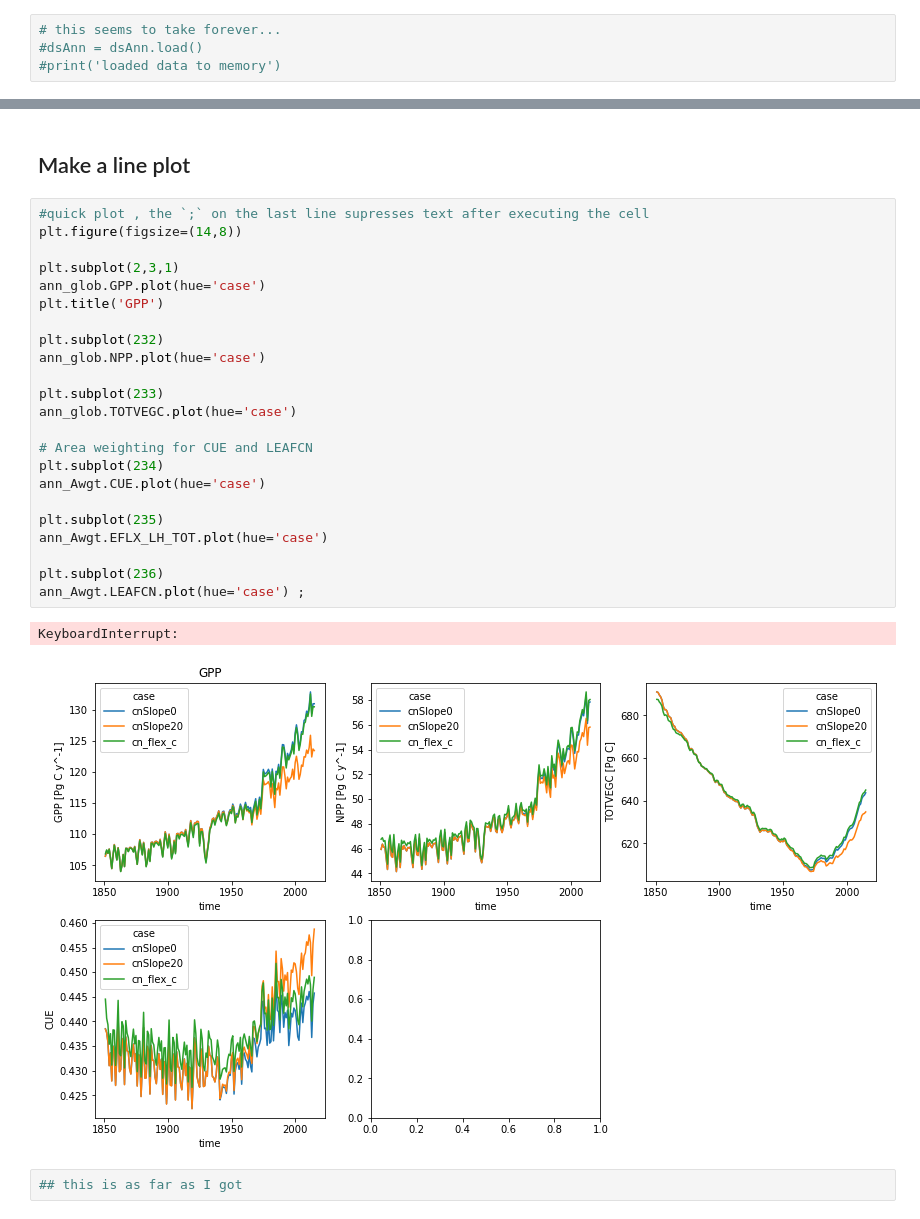
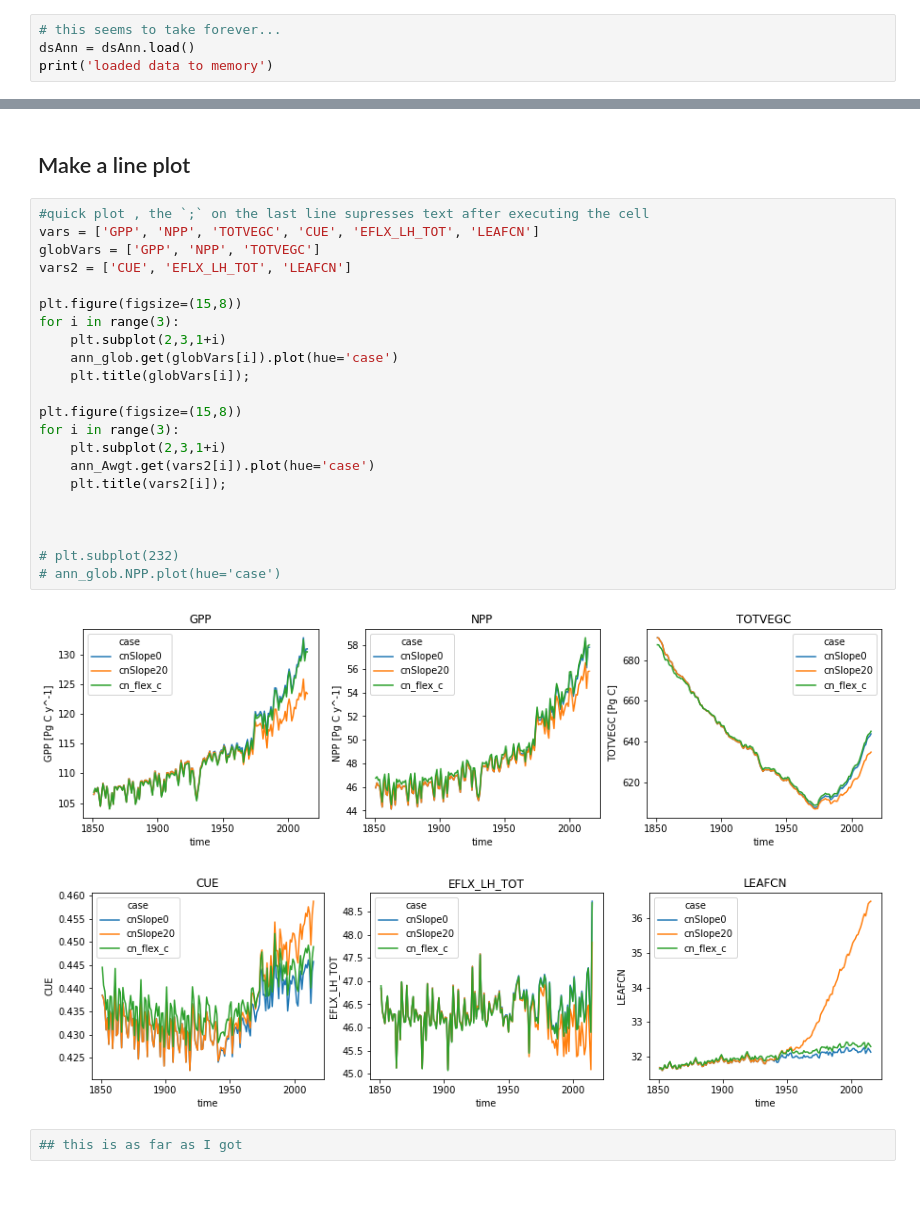
Before and after one commit to emhauser/Foliar-Stoichiometry_CO2, a Jupyter notebook: CN_CO2Global.ipynb, the cells around one changed output, grey strips where cells are left out. Saved outputs shown, nothing was run; the diff lists cells and outputs as text; blank space fills up the shorter version.

```diff
--- a/CN_CO2Global.ipynb
+++ b/CN_CO2Global.ipynb
@@ -128,4 +172,4 @@ Data variables:
 # %%
 # this seems to take forever...
-#dsAnn = dsAnn.load()
-#print('loaded data to memory')
+dsAnn = dsAnn.load()
+print('loaded data to memory')
@@ -189,30 +235,29 @@ ann_Awgt = (dsAnn * area_wgt).sum(dim=('lat', 'lon'))
 ## Make a line plot
 # %%
 #quick plot , the `;` on the last line supresses text after executing the cell
-plt.figure(figsize=(14,8))
+vars = ['GPP', 'NPP', 'TOTVEGC', 'CUE', 'EFLX_LH_TOT', 'LEAFCN']
+globVars = ['GPP', 'NPP', 'TOTVEGC']
+vars2 = ['CUE', 'EFLX_LH_TOT', 'LEAFCN']
 
-plt.subplot(2,3,1)
-ann_glob.GPP.plot(hue='case')
-plt.title('GPP')
+plt.figure(figsize=(15,8))
+for i in range(3):
+    plt.subplot(2,3,1+i)
+    ann_glob.get(globVars[i]).plot(hue='case')
+    plt.title(globVars[i]);
 
-plt.subplot(232)
-ann_glob.NPP.plot(hue='case')
+plt.figure(figsize=(15,8))
+for i in range(3):
+    plt.subplot(2,3,1+i)
+    ann_Awgt.get(vars2[i]).plot(hue='case')
+    plt.title(vars2[i]);
 
-plt.subplot(233)
-ann_glob.TOTVEGC.plot(hue='case')
 
-# Area weighting for CUE and LEAFCN
-plt.subplot(234)
-ann_Awgt.CUE.plot(hue='case')
 
-plt.subplot(235)
-ann_Awgt.EFLX_LH_TOT.plot(hue='case')
-
-plt.subplot(236)
-ann_Awgt.LEAFCN.plot(hue='case') ;
+# plt.subplot(232)
+# ann_glob.NPP.plot(hue='case')
 # %% [output]
-KeyboardInterrupt:
-[figure, old version]
+[figure, new version]
+[figure, added]
 # %%
 ## this is as far as I got
 # %%
```
Also changed, not shown: parts of 11 cells of this notebook.
